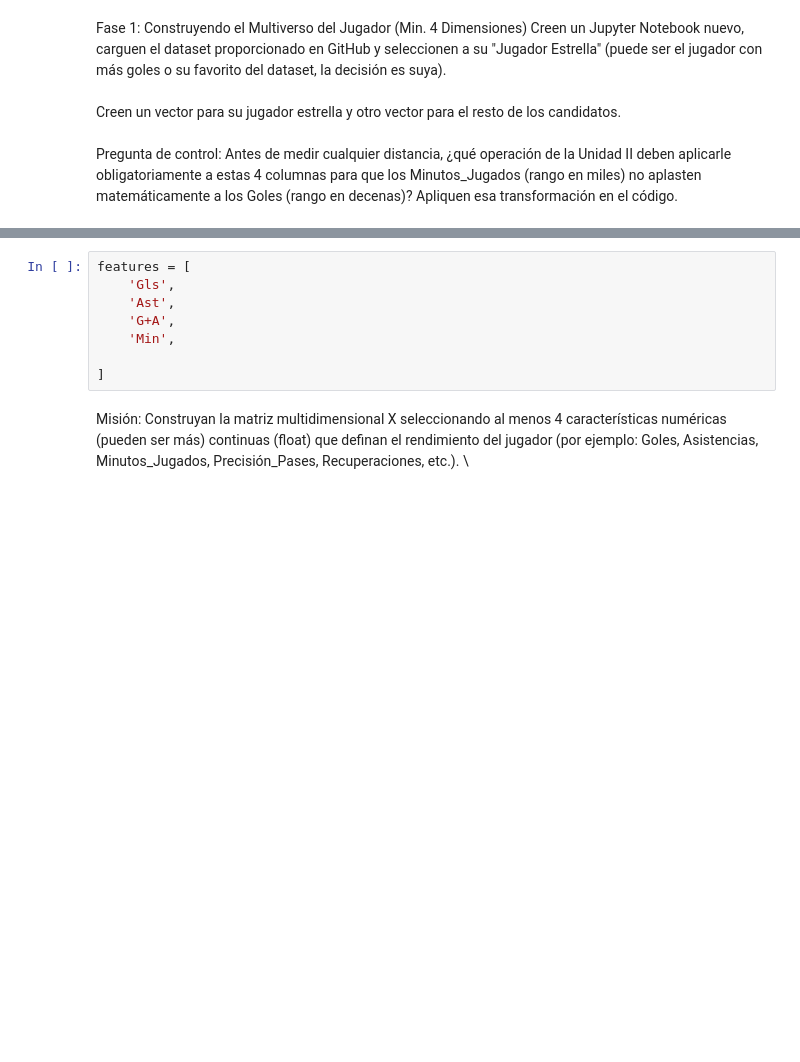
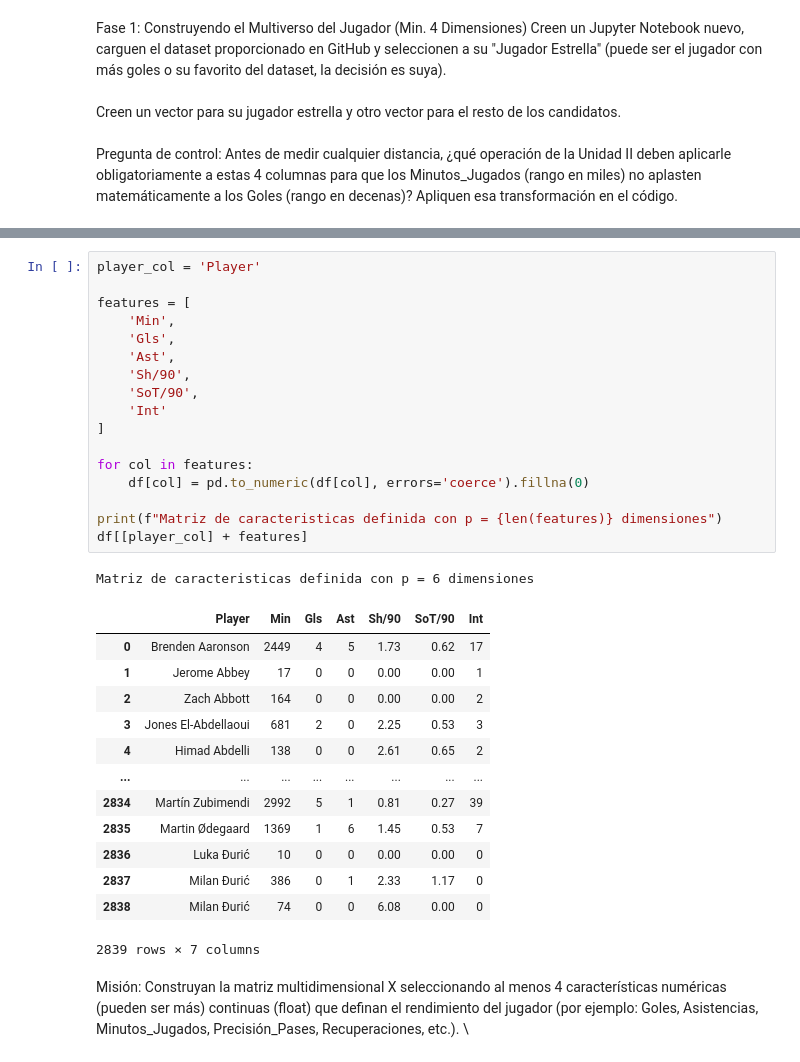
Before and after one commit to jcpd2806/data-mining, a Jupyter notebook: parcial-2/scoutingGeomeetrico.ipynb, the cells around one changed output, grey strips where cells are left out. Drawn from its saved outputs; the diff is of its cells as text; blank space fills up the shorter version.

```diff
--- a/parcial-2/scoutingGeomeetrico.ipynb
+++ b/parcial-2/scoutingGeomeetrico.ipynb
@@ -28,11 +34,35 @@ Pregunta de control: Antes de medir cualquier distancia, ¿qué operación de la
 # %%
+player_col = 'Player'
+
 features = [
+    'Min',
     'Gls',
     'Ast',
-    'G+A',
-    'Min',
+    'Sh/90',
+    'SoT/90',
+    'Int'
+]
 
-]
+for col in features:
+    df[col] = pd.to_numeric(df[col], errors='coerce').fillna(0)
+
+print(f"Matriz de caracteristicas definida con p = {len(features)} dimensiones")
+df[[player_col] + features]
+# %% [output]
+Matriz de caracteristicas definida con p = 6 dimensiones
+|  | Player | Min | Gls | Ast | Sh/90 | SoT/90 | Int |
+| 0 | Brenden Aaronson | 2449 | 4 | 5 | 1.73 | 0.62 | 17 |
+| 1 | Jerome Abbey | 17 | 0 | 0 | 0.00 | 0.00 | 1 |
+| 2 | Zach Abbott | 164 | 0 | 0 | 0.00 | 0.00 | 2 |
+| 3 | Jones El-Abdellaoui | 681 | 2 | 0 | 2.25 | 0.53 | 3 |
+| 4 | Himad Abdelli | 138 | 0 | 0 | 2.61 | 0.65 | 2 |
+| ... | ... | ... | ... | ... | ... | ... | ... |
+| 2834 | Martín Zubimendi | 2992 | 5 | 1 | 0.81 | 0.27 | 39 |
+| 2835 | Martin Ødegaard | 1369 | 1 | 6 | 1.45 | 0.53 | 7 |
+| 2836 | Luka Đurić | 10 | 0 | 0 | 0.00 | 0.00 | 0 |
+| 2837 | Milan Đurić | 386 | 0 | 1 | 2.33 | 1.17 | 0 |
+| 2838 | Milan Đurić | 74 | 0 | 0 | 6.08 | 0.00 | 0 |
+2839 rows × 7 columns
 # %% [markdown]
 Misión:
 Construyan la matriz multidimensional X seleccionando al menos 4 características numéricas (pueden ser más) continuas (float) que definan el rendimiento del jugador (por ejemplo: Goles, Asistencias, Minutos_Jugados, Precisión_Pases, Recuperaciones, etc.). \
```
Also changed, not shown: parts of 8 cells of this notebook.
